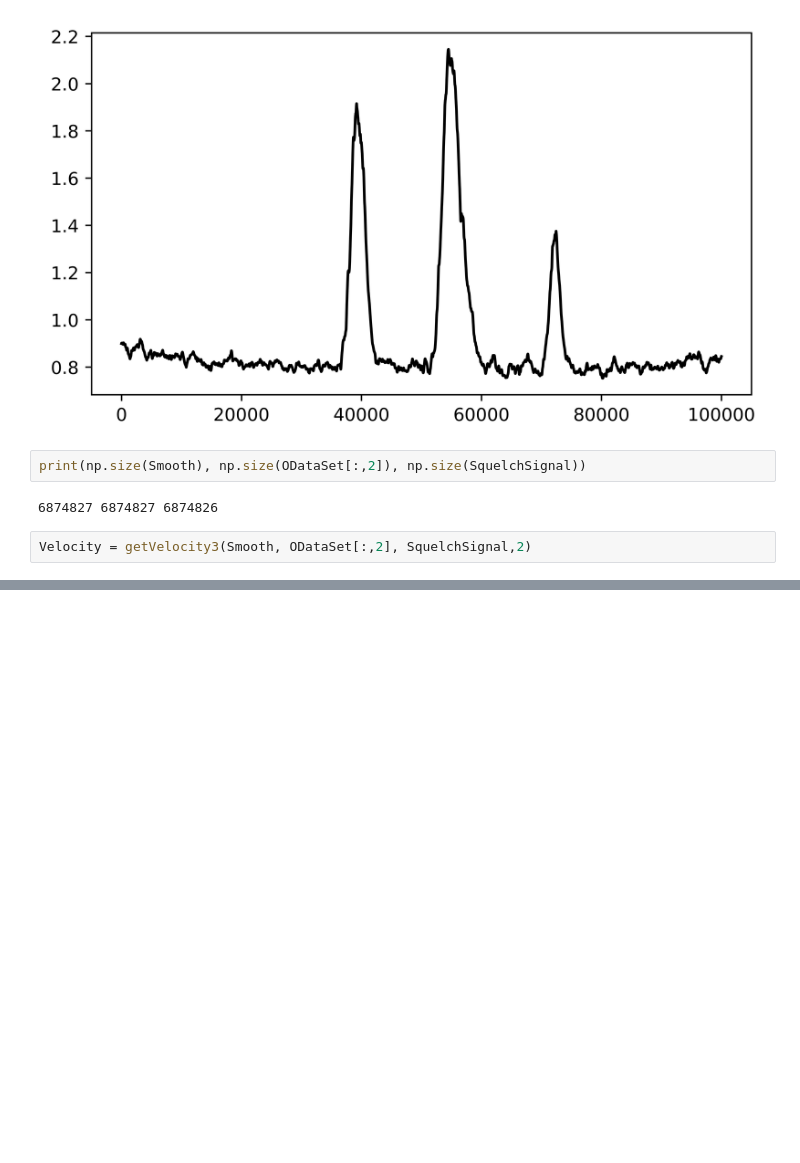
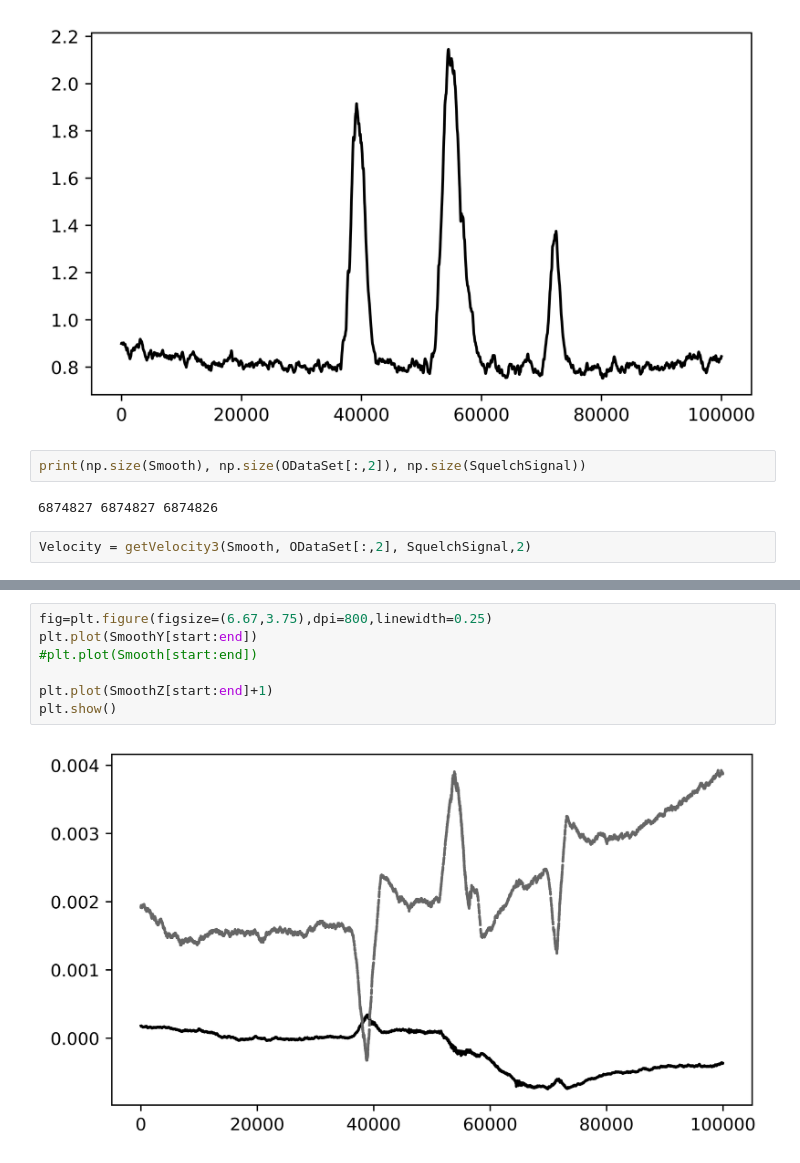
Before and after one commit to danchendrickson/RMG_NDE_Disssertation, a Jupyter notebook: Rail Charicterization Paper/05 Std Dev Analysis.ipynb, the cells around one changed output, grey strips where cells are left out. Cells and saved outputs as stored; diff of their text form; blank space fills up the shorter version.

```diff
--- a/Rail Charicterization Paper/05 Std Dev Analysis.ipynb
+++ b/Rail Charicterization Paper/05 Std Dev Analysis.ipynb
@@ -433,0 +431,9 @@ plt.show()
+# %%
+fig=plt.figure(figsize=(6.67,3.75),dpi=800,linewidth=0.25)
+plt.plot(SmoothY[start:end])
+#plt.plot(Smooth[start:end])
+
+plt.plot(SmoothZ[start:end]+1)
+plt.show()
+# %% [output]
+[figure, added]
```
Also changed, not shown: parts of 7 cells of this notebook, 1 other file.
